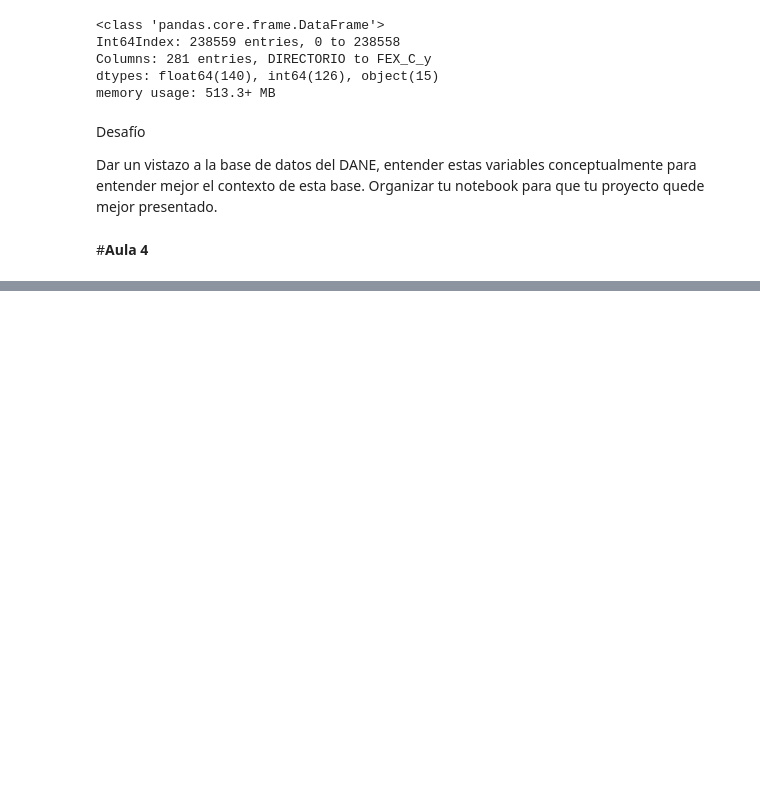
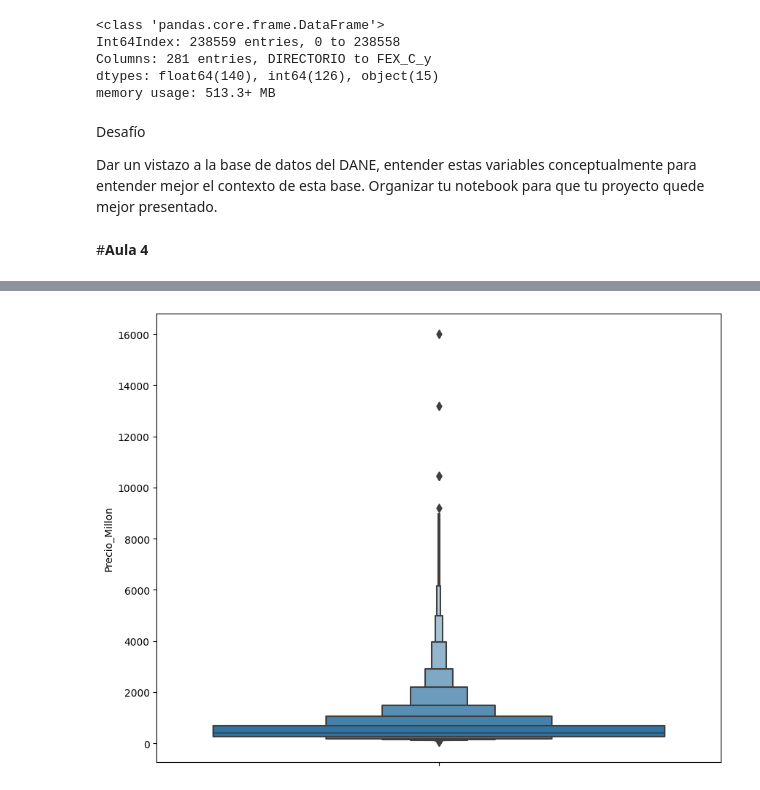
Before and after one commit to Zniper1/Algoritmos-Golosos, a Jupyter notebook: Inmersion_en_datos_Aula1.ipynb, the cells around one changed output, grey strips where cells are left out. Drawn from its saved outputs; the diff is of its cells as text; code cells hidden in the pictures; blank space fills up the shorter version.

```diff
--- a/Inmersion_en_datos_Aula1.ipynb
+++ b/Inmersion_en_datos_Aula1.ipynb
@@ -875,0 +997,6 @@ Organizar tu notebook para que tu proyecto quede mejor presentado.
+# %%
+#Son columnas binarias (respuestas si o no pero esta representada por 1 y 2)
+#tendria que ser 1 para si y 0 para no por lo tanto remplazo los datos que sean
+#del nro 2 (no) por un 0.
+datos = datos_dane[['NOMBRE_ESTRATO','CONJUNTO_CERRADO','INSEGURIDAD','TERMINALES_BUS','BARES_DISCO','RUIDO','OSCURO_PELIGROSO','SALARIO_MES','TIENE_ESCRITURA','PERDIDA_TRABAJO_C19','PERDIDA_INGRESOS_C19','PLANES_ADQUIRIR_VIVIENDA']].replace(2,0)
+datos.head()
@@ -875,0 +1026,5 @@ Organizar tu notebook para que tu proyecto quede mejor presentado.
+# %%
+#HACEMOS EL PROMEDIO EN EL DATA SET DE DATOS en una variable tratados
+
+datos_tratados = datos.groupby('NOMBRE_ESTRATO')[['CONJUNTO_CERRADO','INSEGURIDAD','TERMINALES_BUS','BARES_DISCO','RUIDO','OSCURO_PELIGROSO','SALARIO_MES','TIENE_ESCRITURA','PERDIDA_TRABAJO_C19','PERDIDA_INGRESOS_C19','PLANES_ADQUIRIR_VIVIENDA']].mean()
+datos_tratados
@@ -875,0 +1063,7 @@ Organizar tu notebook para que tu proyecto quede mejor presentado.
+# %%
+#Creamos una Variable para utilizar la machine learning
+datos_ml = pd.merge(inmuebles,datos_tratados,left_on="UPZ", right_on="NOMBRE_ESTRATO", how="left")
+
+#Nos quedamos con 24 (de 55) columnas se verifica las tablas para el maching learning
+datos_ml.info()
+#la coluna strato quedo renombrada como upz.
@@ -875,0 +1088,10 @@ Organizar tu notebook para que tu proyecto quede mejor presentado.
+# %%
+#upz tiene un codigo asociado a ella y ahora figura como objeto y tendria que ser como entero
+#Hacemos un tratamiento para traer la columna que represente el codigo de la upz
+#no todos los inmuebles fueron contemplados en la db del dane
+# por lo tanto traemos los data set de inmuebles que podedmos tener su codigo y se necesita que sea numerico
+#y no un objeto por lo tanto se hace esta operacion
+upz = pd.read_csv("/content/drive/MyDrive/Colab Notebooks/archivos-dane/cod_upz.csv")
+datos_ml = pd.merge(datos_ml,upz,left_on='UPZ',right_on='NOMBRE_ESTRATO', how='inner')
+datos_ml.head()
+#aparece el codigo de nro de la upz
@@ -875,0 +1130,7 @@ Organizar tu notebook para que tu proyecto quede mejor presentado.
+# %%
+#Realizaremos un grafico primero el lienzo
+plt.figure(figsize=(10,8))
+sns.boxenplot(data=datos_ml, y= "Precio_Millon")
+plt.show()
+# %% [output]
+[figure, added]
```
Also changed, not shown: parts of 42 cells of this notebook.
